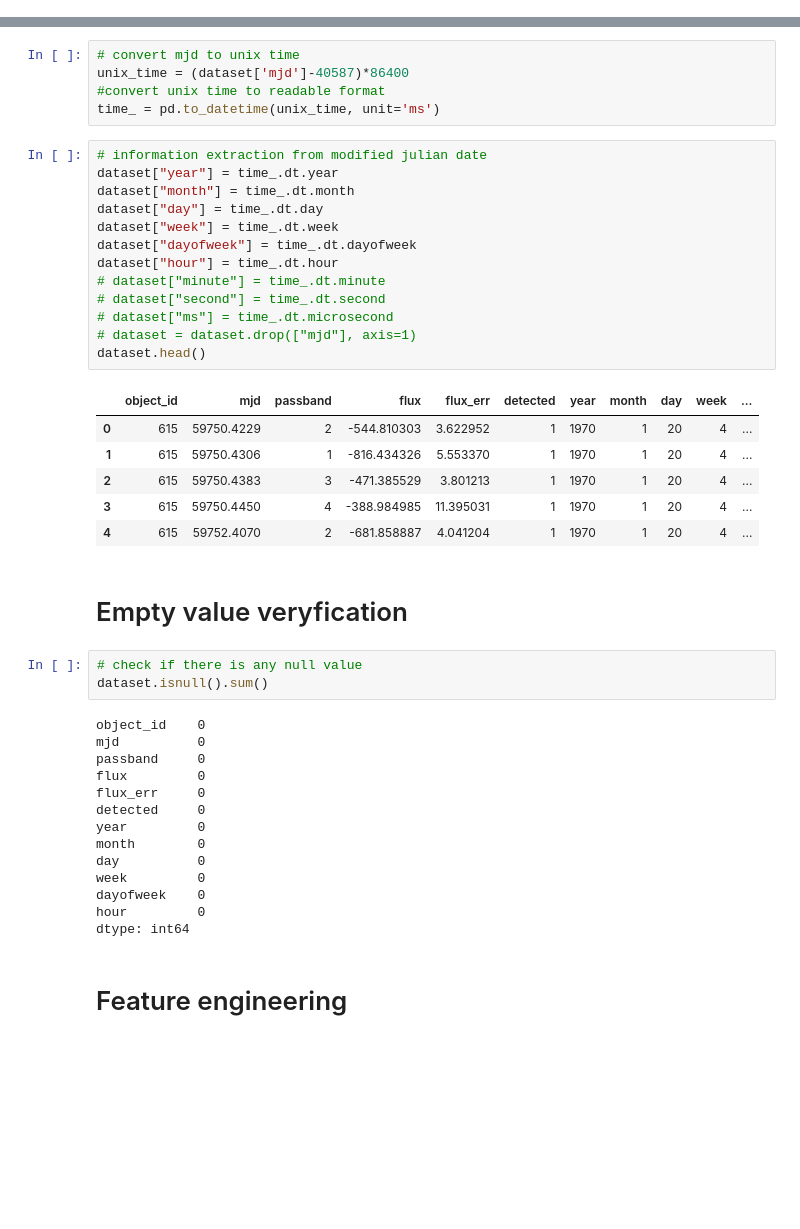
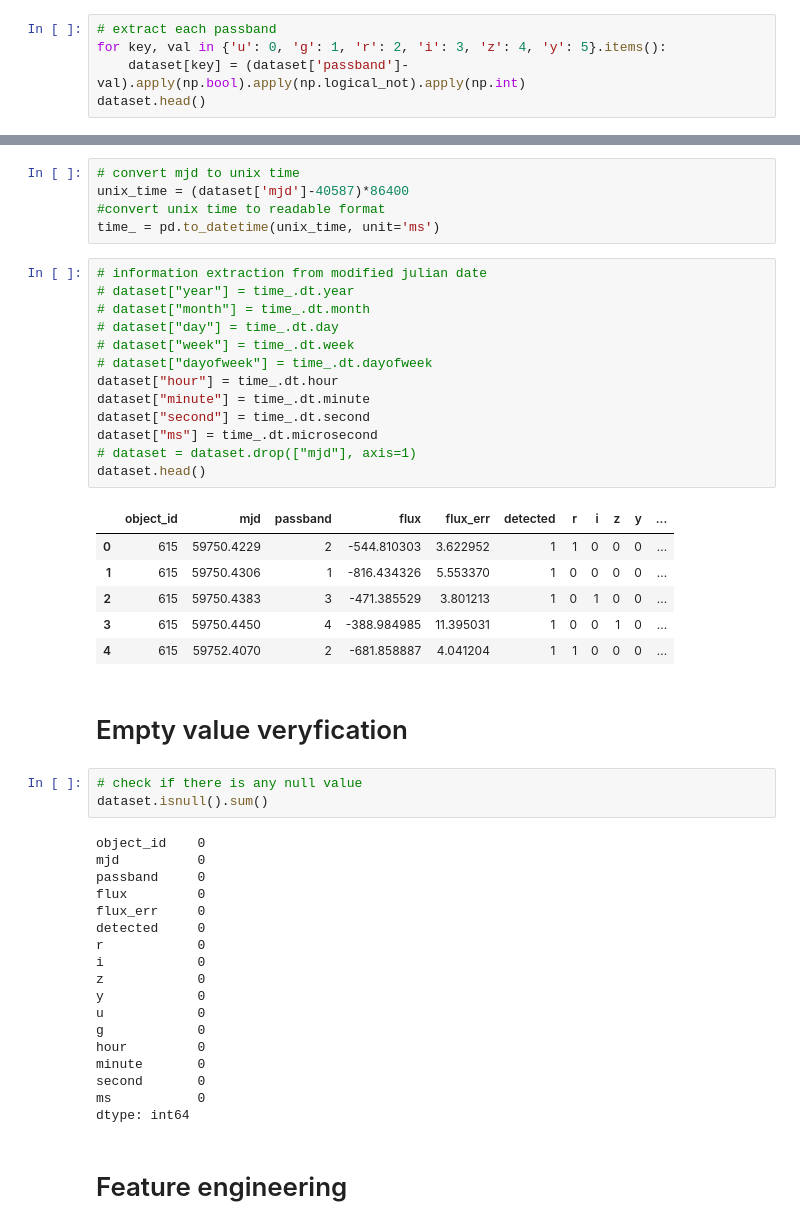
Before and after one commit to amasend/cosmos, a Jupyter notebook: Astro_cross_val_analysis.ipynb, the cells around one changed output, grey strips where cells are left out. Cells and saved outputs as stored; diff of their text form; blank space fills up the shorter version.

```diff
--- a/Astro_cross_val_analysis.ipynb
+++ b/Astro_cross_val_analysis.ipynb
@@ -65,0 +79,5 @@ dataset.head(5)
+# %%
+# extract each passband
+for key, val in {'u': 0, 'g': 1, 'r': 2, 'i': 3, 'z': 4, 'y': 5}.items():
+    dataset[key] = (dataset['passband']-val).apply(np.bool).apply(np.logical_not).apply(np.int)
+dataset.head()
@@ -72,24 +97,24 @@ unix_time = (dataset['mjd']-40587)*86400
 time_ = pd.to_datetime(unix_time, unit='ms')
 # %%
 # information extraction from modified julian date
-dataset["year"] = time_.dt.year
-dataset["month"] = time_.dt.month
-dataset["day"] = time_.dt.day
-dataset["week"] = time_.dt.week
-dataset["dayofweek"] = time_.dt.dayofweek
+# dataset["year"] = time_.dt.year
+# dataset["month"] = time_.dt.month
+# dataset["day"] = time_.dt.day
+# dataset["week"] = time_.dt.week
+# dataset["dayofweek"] = time_.dt.dayofweek
 dataset["hour"] = time_.dt.hour
-# dataset["minute"] = time_.dt.minute
-# dataset["second"] = time_.dt.second
-# dataset["ms"] = time_.dt.microsecond
+dataset["minute"] = time_.dt.minute
+dataset["second"] = time_.dt.second
+dataset["ms"] = time_.dt.microsecond
 # dataset = dataset.drop(["mjd"], axis=1)
 dataset.head()
 # %% [output]
-|  | object_id | mjd | passband | flux | flux_err | detected | year | month | day | week | ... |
-| 0 | 615 | 59750.4229 | 2 | -544.810303 | 3.622952 | 1 | 1970 | 1 | 20 | 4 | ... |
-| 1 | 615 | 59750.4306 | 1 | -816.434326 | 5.553370 | 1 | 1970 | 1 | 20 | 4 | ... |
-| 2 | 615 | 59750.4383 | 3 | -471.385529 | 3.801213 | 1 | 1970 | 1 | 20 | 4 | ... |
-| 3 | 615 | 59750.4450 | 4 | -388.984985 | 11.395031 | 1 | 1970 | 1 | 20 | 4 | ... |
-| 4 | 615 | 59752.4070 | 2 | -681.858887 | 4.041204 | 1 | 1970 | 1 | 20 | 4 | ... |
+|  | object_id | mjd | passband | flux | flux_err | detected | r | i | z | y | ... |
+| 0 | 615 | 59750.4229 | 2 | -544.810303 | 3.622952 | 1 | 1 | 0 | 0 | 0 | ... |
+| 1 | 615 | 59750.4306 | 1 | -816.434326 | 5.553370 | 1 | 0 | 0 | 0 | 0 | ... |
+| 2 | 615 | 59750.4383 | 3 | -471.385529 | 3.801213 | 1 | 0 | 1 | 0 | 0 | ... |
+| 3 | 615 | 59750.4450 | 4 | -388.984985 | 11.395031 | 1 | 0 | 0 | 1 | 0 | ... |
+| 4 | 615 | 59752.4070 | 2 | -681.858887 | 4.041204 | 1 | 1 | 0 | 0 | 0 | ... |
 # %% [markdown]
 # Empty value veryfication
 # %%
@@ -102,12 +127,16 @@ passband     0
 flux         0
 flux_err     0
 detected     0
-year         0
-month        0
-day          0
-week         0
-dayofweek    0
+r            0
+i            0
+z            0
+y            0
+u            0
+g            0
 hour         0
+minute       0
+second       0
+ms           0
 dtype: int64
 # %% [markdown]
 # Feature engineering
```
Also changed, not shown: parts of 28 cells of this notebook.
